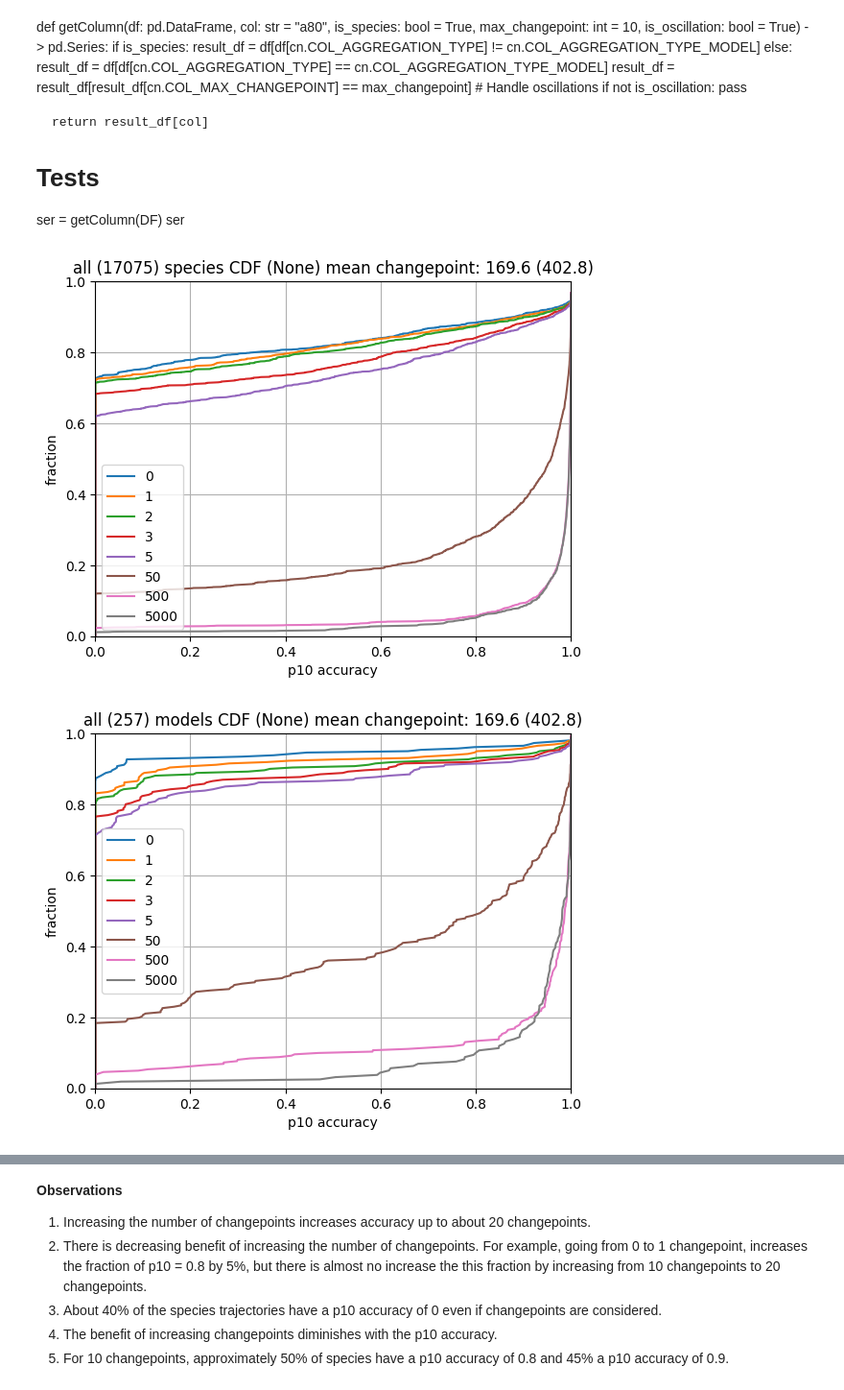
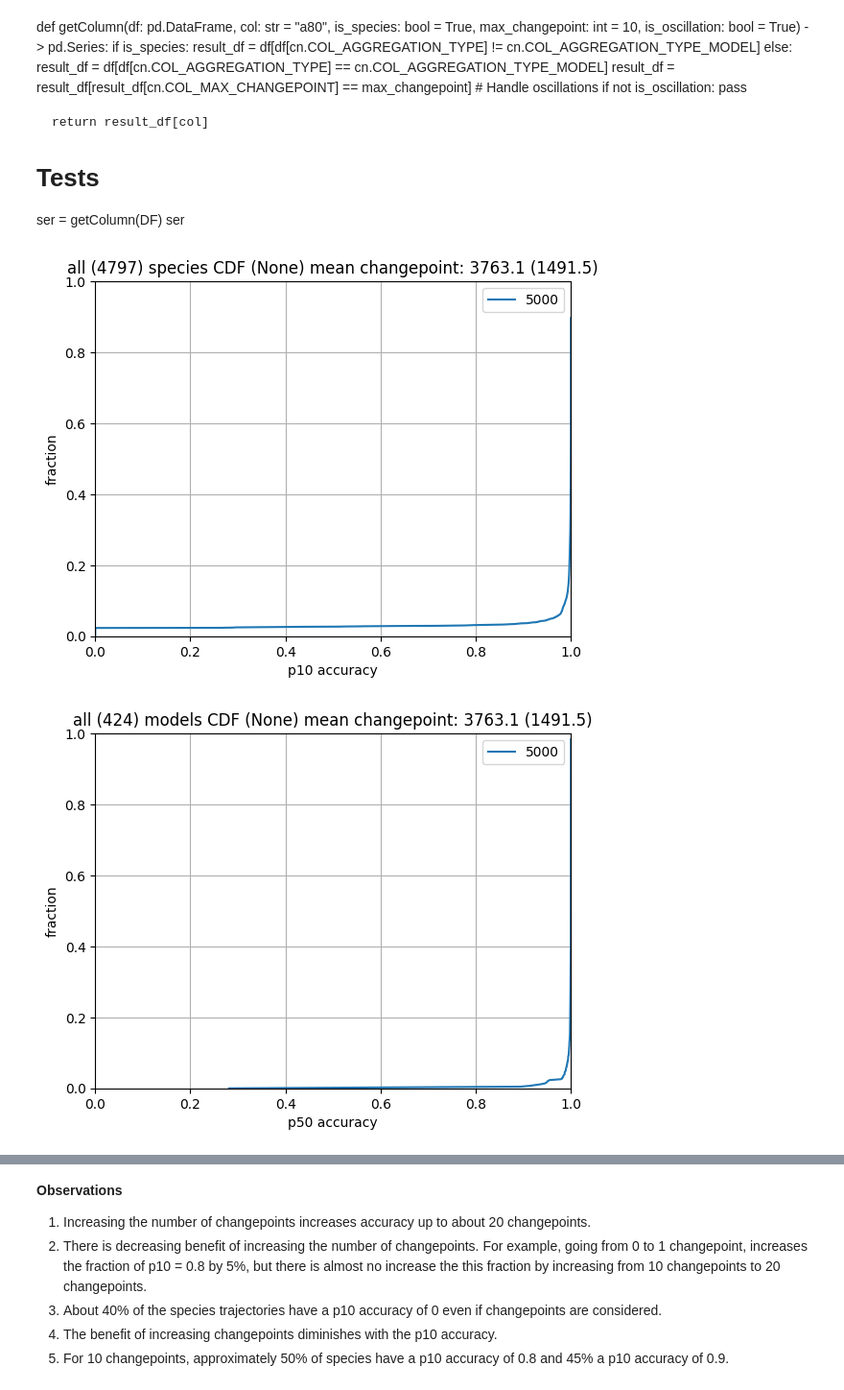
Before and after one commit to ModelEngineering/linearity_analysis, a Jupyter notebook: notebooks/piecewise_predictions.ipynb, the cells around one changed output, grey strips where cells are left out. Shown at 96% size. Cells and saved outputs as stored; diff of their text form; code cells hidden in the pictures.

```diff
--- a/notebooks/piecewise_predictions.ipynb
+++ b/notebooks/piecewise_predictions.ipynb
@@ -107,13 +107,13 @@ NONOSCILLATION_DF
 # Individual models
 # %%
 #for model_num in [45, 278, 548, 551, 1045, 5, 42, 930]:
-models = [834, 1039]
+models = [930]
 for model_num in models:
     model = Model.makeBiomodel(model_num=model_num)
     timecourse = Timecourse(model, num_point =1000)
     df = timecourse.timecourse_df
     try:
-        for changepoint_idx, max_changepoint in enumerate([100]):
+        for changepoint_idx, max_changepoint in enumerate([5000]):
             for is_changepoint_removal in [True]:
                 psd = PiecewiseSystemDiscovery(df,
                                                #changepoints=specified_changepoints,
@@ -219,14 +200,16 @@ def plotCDF(coefficient_threshold: Optional[float] = None,
             is_non_oscillating: Optional[bool] = None,
             max_fractional_reduction: Optional[float] = None) -> pd.DataFrame:
     # Construct the dataframe to process
-    max_changepoint : Optional[int] = None
-    if (max_changepoints is not None) and len(max_changepoints) == 1:
-        max_changepoint = max_changepoints[0]
-    df = getPredictionDF(max_changepoint=max_changepoint, coefficient_threshold=coefficient_threshold,
-        max_fractional_reduction=max_fractional_reduction)
-    #path = os.path.join(cn.DATA_DIR, f"piecewise_predictions_{coefficient_threshold}_noremoval.csv")
-    #path = os.path.join(cn.DATA_DIR, f"piecewise_predictions.csv")
-    #df = pd.read_csv(path)
+    if False:
+        max_changepoint : Optional[int] = None
+        if (max_changepoints is not None) and len(max_changepoints) == 1:
+            max_changepoint = max_changepoints[0]
+        df = getPredictionDF(max_changepoint=max_changepoint, coefficient_threshold=coefficient_threshold,
+            max_fractional_reduction=max_fractional_reduction)
+    else:
+        #path = os.path.join(cn.DATA_DIR, f"piecewise_predictions_{coefficient_threshold}_noremoval.csv")
+        path = os.path.join(cn.DATA_DIR, f"piecewise_predictions.csv")
+        df = pd.read_csv(path)
 #    df["key"] = NONOSCILLATION_DF[cn.COL_SYSTEM_ID] + "_" + NONOSCILLATION_DF[cn.COL_SPECIES_NAME]
 #    if is_non_oscillating is not None:
 #        df["key"] = NONOSCILLATION_DF[cn.COL_SYSTEM_ID] + "_" + NONOSCILLATION_DF[cn.COL_SPECIES_NAME]
@@ -263,11 +246,11 @@ def plotCDF(coefficient_threshold: Optional[float] = None,
 
 DF = plotCDF(max_changepoints=[-1], is_species=True)
 # %% [output]
-[figure, old version]
+[figure, new version]
 # %%
-_ = plotCDF(max_changepoints=[-1], is_species=False)
+_ = plotCDF(max_changepoints=[-1], is_species=False, col="p50")
 # %% [output]
-[figure, old version]
+[figure, new version]
 # %%
 col = "p50"
 df = DF [DF[cn.COL_AGGREGATION_TYPE] == "model"]
```
Also changed, not shown: parts of 2 cells of this notebook, 8 other files.
